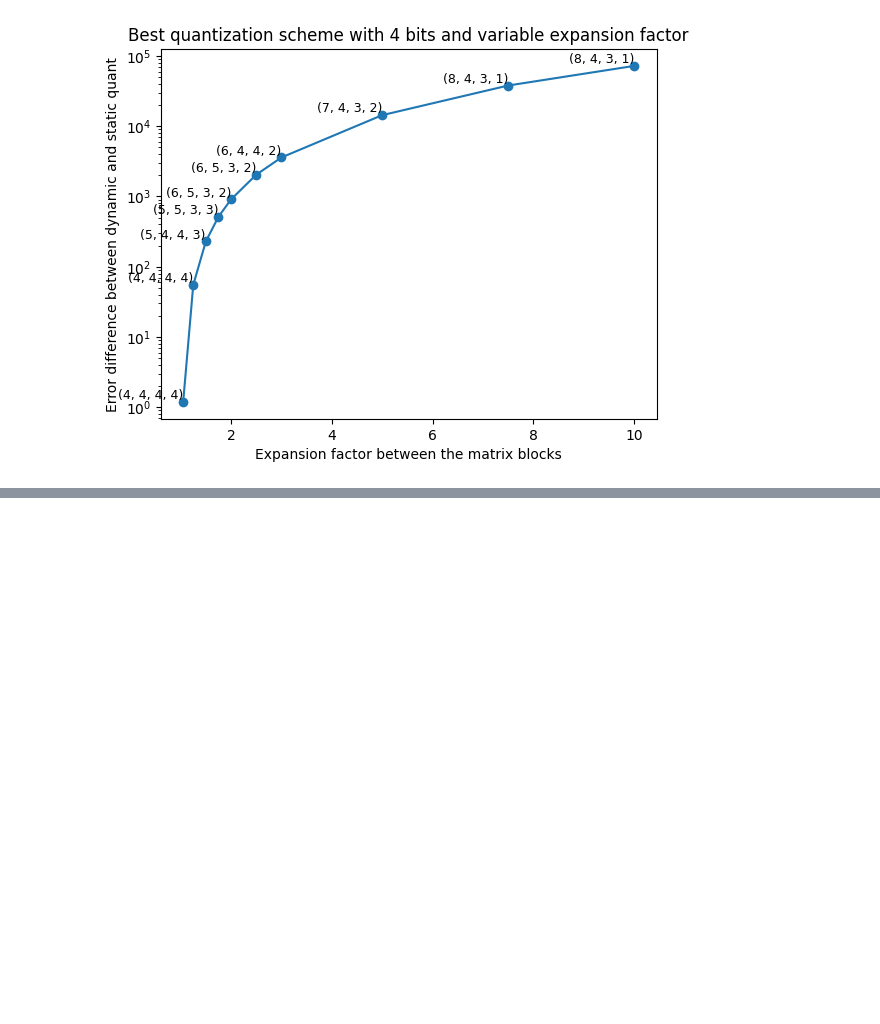
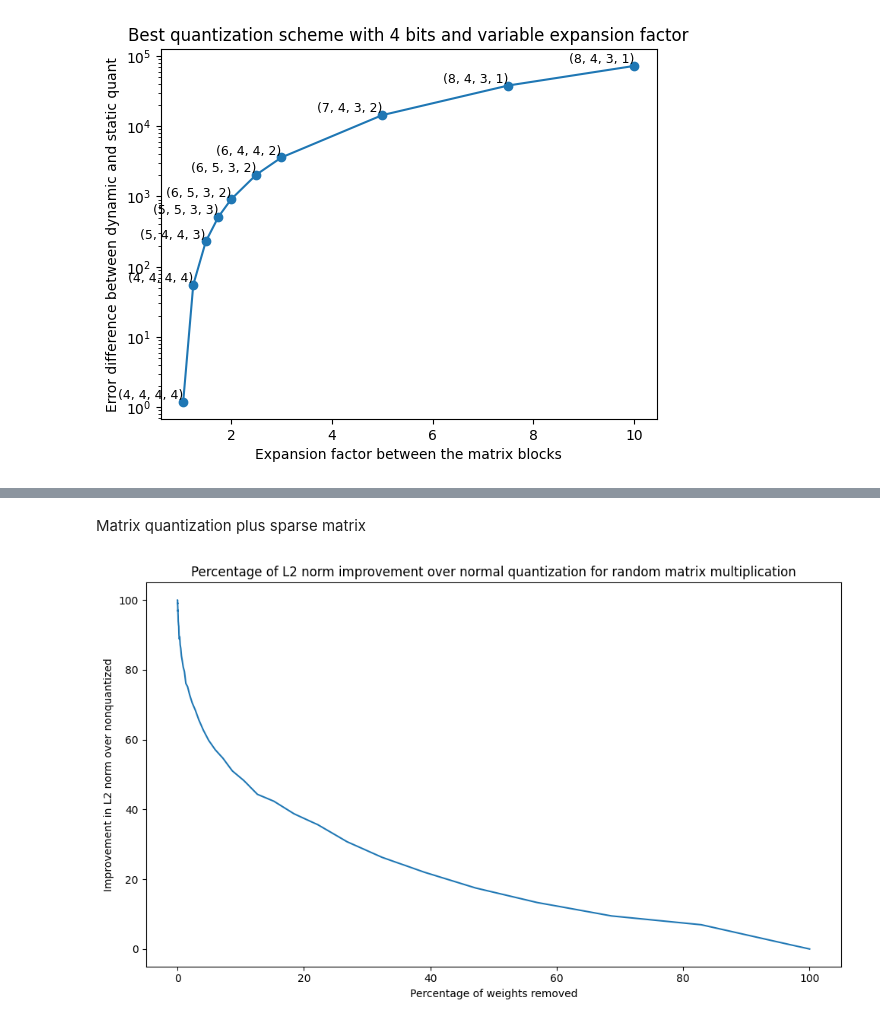
Before and after one commit to Aure20/AutoGPTQ, a Jupyter notebook: perplexity_estimation/matrix-reordering.ipynb, the cells around one changed output, grey strips where cells are left out. Cells and saved outputs as stored; diff of their text form; code cells hidden in the pictures; blank space fills up the shorter version.

```diff
--- a/perplexity_estimation/matrix-reordering.ipynb
+++ b/perplexity_estimation/matrix-reordering.ipynb
@@ -168,0 +323,40 @@ plt.show()
+# %% [markdown]
+Matrix quantization plus sparse matrix
+# %%
+import torch
+import numpy
+
+percents = numpy.logspace(-2,2,50)
+gains = torch.zeros(100,50)
+for j,percent in enumerate(percents):
+    for i in range(100):
+        # Step 1: Define a 2D tensor (matrix)
+        matrix = torch.randn(100, 100)
+        A = torch.rand(100,100)
+        base_res = A@matrix
+
+        quant = quantize(matrix,4)
+        quant_res = A@quant
+        quant_norm = torch.norm(base_res-quant_res).item()
+
+        C,D = remove_largest_x_percent(matrix,percent)
+        C = quantize(C,4)
+        sparse_res = A@C+A@D
+        base_norm = torch.norm(sparse_res-base_res).item()
+
+        gain = base_norm/quant_norm*100
+        gains[i,j] = gain
+# %%
+import matplotlib.pyplot as plt
+
+fig, ax1 = plt.subplots(figsize=(10, 6))
+
+plt.plot(percents,gains.mean(axis=0))
+
+plt.ylabel('Improvement in L2 norm over nonquantized')
+plt.title('Percentage of L2 norm improvement over normal quantization for random matrix multiplication')
+plt.xlabel('Percentage of weights removed')
+plt.tight_layout()
+plt.show()
+# %% [output]
+[figure, added]
```
Also changed, not shown: parts of 8 cells of this notebook, 6 other files.
